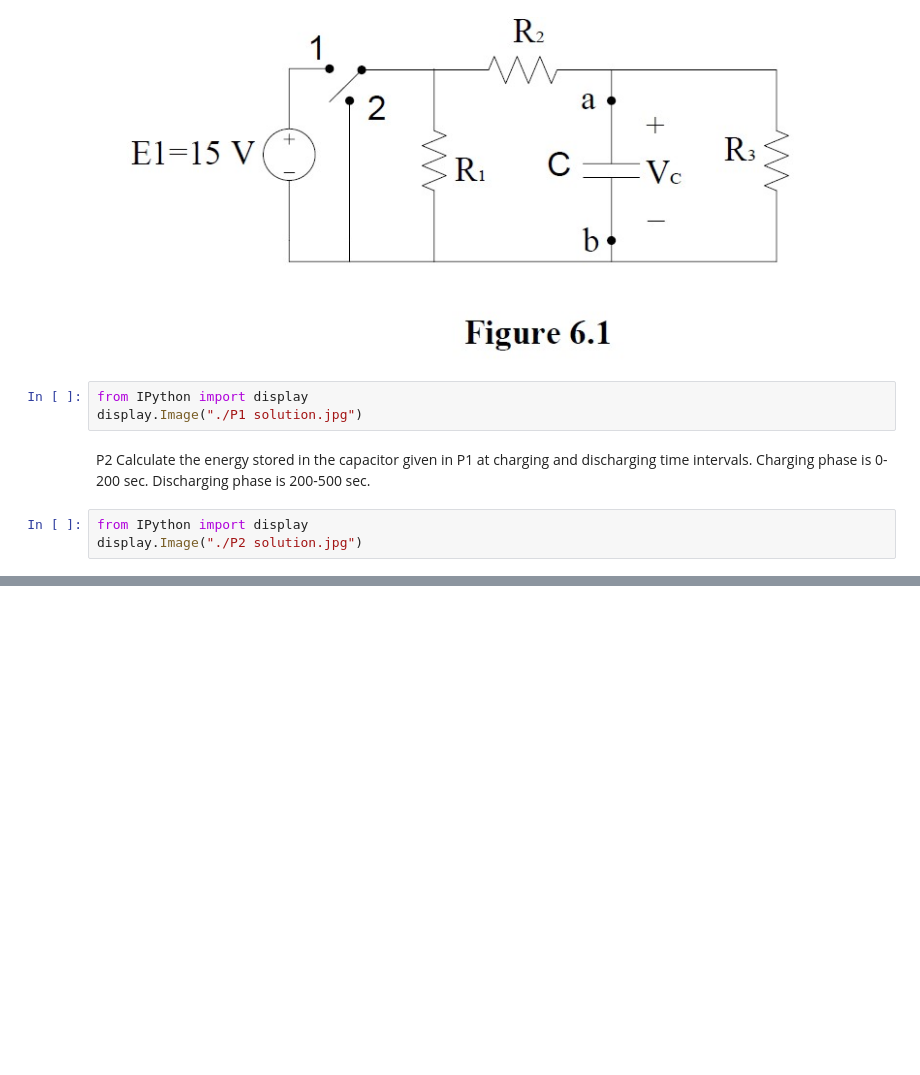
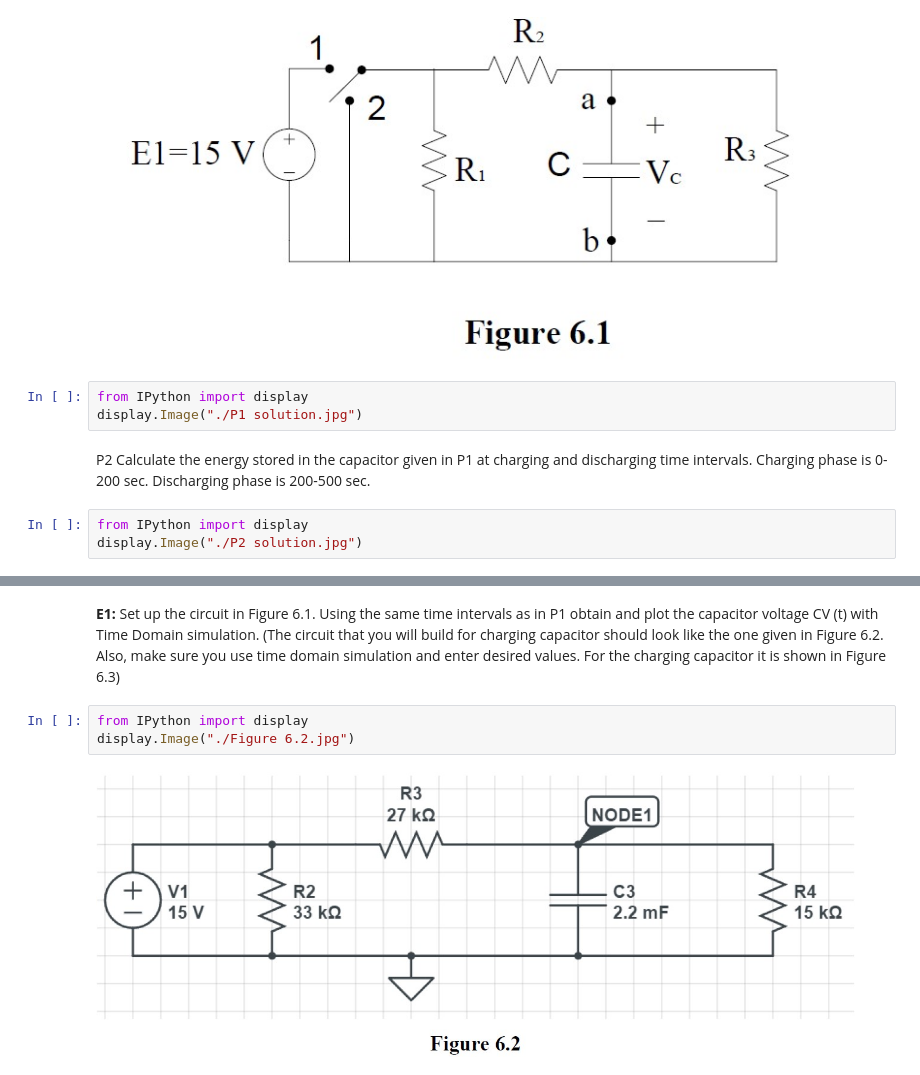
Before and after one commit to Alibakhshov/CHARACTERISTICS-OF-RC-CIRCUITS, a Jupyter notebook: Rauf Alibakhshov_ Lab work 4.ipynb, the cells around one changed output, grey strips where cells are left out. Saved outputs shown, nothing was run; the diff lists cells and outputs as text; blank space fills up the shorter version.

Commit message:
This commit converts all the paragraphs from the PDF file to the ipynb format and imports all the necessary images for the lab

```diff
--- a/Rauf Alibakhshov_ Lab work 4.ipynb
+++ b/Rauf Alibakhshov_ Lab work 4.ipynb
@@ -36,0 +47,11 @@ display.Image("./P2 solution.jpg")
+# %% [markdown]
+<p style="font-family:verdana;"><strong>E1:</strong> Set up the circuit in Figure 6.1. Using the same time intervals as in P1 obtain and plot
+the capacitor voltage CV (t) with Time Domain simulation. (The circuit that you will build
+for charging capacitor should look like the one given in Figure 6.2. Also, make sure you
+use time domain simulation and enter desired values. For the charging capacitor it is
+shown in Figure 6.3)</p>
+# %%
+from IPython import display
+display.Image("./Figure 6.2.jpg")
+# %% [output]
+[figure, added]
```
Also changed, not shown: parts of 6 cells of this notebook, 2 other files.
